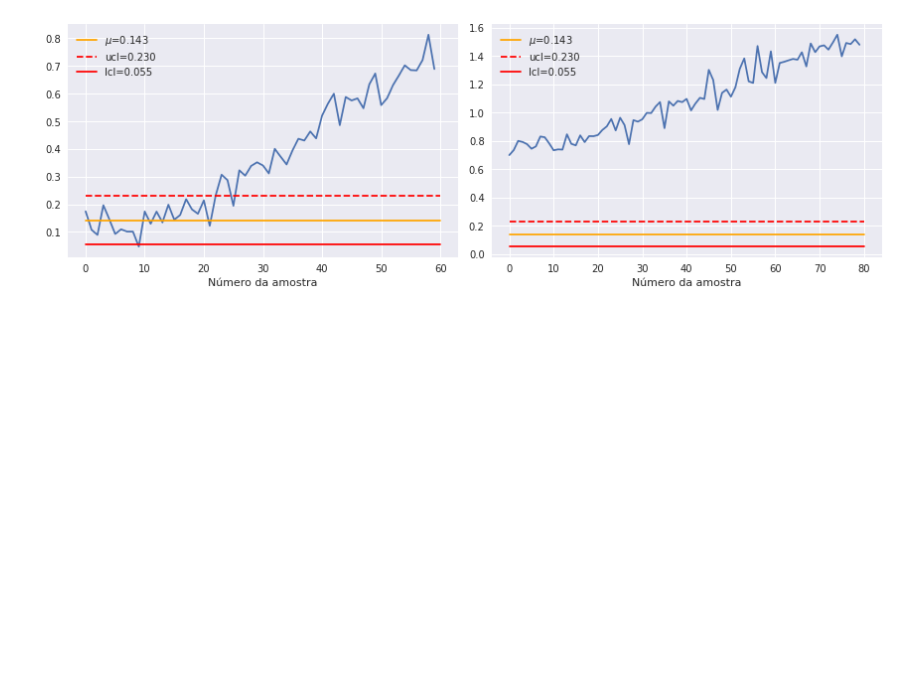
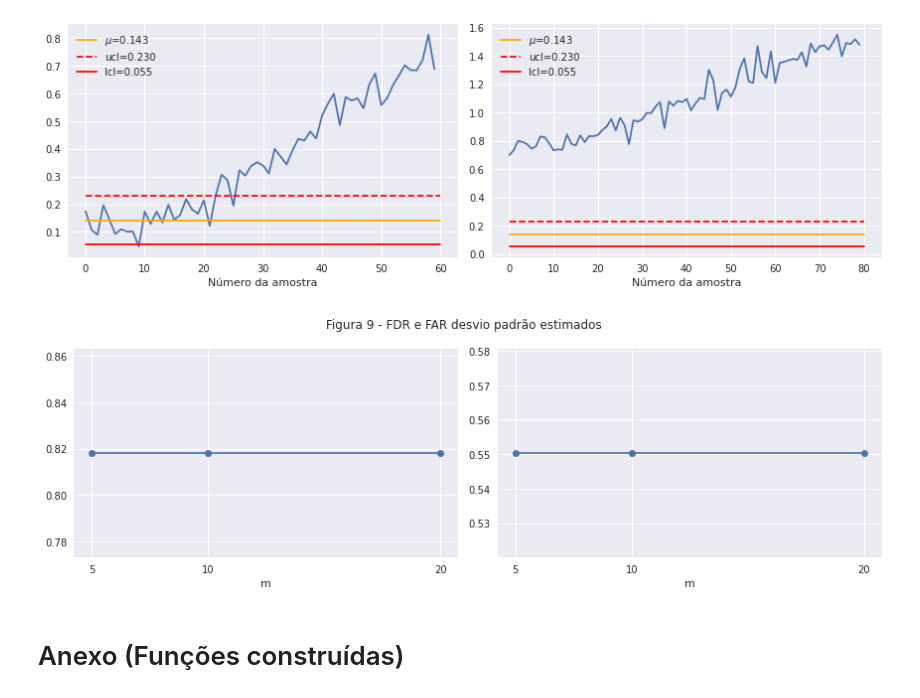
Before and after one commit to ifribeiro/TEI-EstApl, a Jupyter notebook: EPC10.ipynb, the cells around one changed output. Cells and saved outputs as stored; diff of their text form; code cells hidden in the pictures; blank space fills up the shorter version.

```diff
--- a/EPC10.ipynb
+++ b/EPC10.ipynb
@@ -193,7 +200,7 @@ plt.legend();
 # %%
 N = 5
 amostras_xfalha_c, amostras_yfalha_c = get_amostras(X_falha, Y_falha, N)
-medias_falha_c = calc_media_residuos(amostras_xfalha_c, amostras_yfalha_c, b0, b1, N)
+medias_falha_c, _ = calc_media_desvio_residuos(amostras_xfalha_c, amostras_yfalha_c, b0, b1, N)
 # %%
 fig, ax = plt.subplots()
 x = np.arange(len(medias_falha_c))
@@ -297,0 +298,46 @@ plt.legend();
+# %%
+medias_desvios = [np.mean(desvios_normais3[:m]) for m in ms]
+# %%
+def testes_controle_desvio(X, Y, ns=[], sbar=0, c4=0.99, params=[]):
+    b0, b1 = params
+    ultrapassam = []
+    nao_ultrapassam = []
+    for i, n in enumerate(ns):
+        amostras_X, amostras_Y = get_amostras(X, Y, n)
+        ucl2, lcl2 = controle_desvio(sbar, c4)
+        _, desvios_residuos = calc_media_desvio_residuos(amostras_X, amostras_Y, b0, b1, n)
+        # medias_residuos = np.array(medias_residuos)
+        dentro_intervalo = [1 for s in desvios_residuos if (ucl2>s) and (s>lcl2)]
+        soma_dentro = sum(dentro_intervalo)
+        nao_ultrapassam.append(soma_dentro)
+        ultrapassam.append(len(desvios_residuos) - soma_dentro)
+    return ultrapassam, nao_ultrapassam
+# %%
+lista_n = [10]
+lista_ultrapassam_normal = []
+lista_ultrapassam_falha = []
+lista_nultrapassam_normal = []
+lista_nultrapassam_falha = []
+for sbar_i in medias_desvios:
+    u_n, n_u_n = testes_controle_desvio(X_normal, Y_normal, lista_n, sbar=sbar_i, params=[b0, b1])
+    u_f, n_u_f = testes_controle_desvio(X_falha, Y_falha, lista_n, sbar=sbar_i, params=[b0, b1])
+    lista_ultrapassam_normal.append(u_n[0])
+    lista_nultrapassam_normal.append(n_u_n[0])
+    lista_ultrapassam_falha.append(u_f[0])
+    lista_nultrapassam_falha.append(n_u_f[0])
+# %%
+fdrs = [FDR(tp, fp) for tp,fp in zip(lista_ultrapassam_falha, lista_ultrapassam_normal)]
+fars = [FAR(fn,tn) for fn, tn in zip(lista_nultrapassam_falha, lista_nultrapassam_normal)]
+fig, ax = plt.subplots(figsize=(12,4), ncols=2)
+ax[0].plot(ms, fdrs, marker='o')
+ax[1].plot(ms, fars, marker='o')
+ax[0].set_xlabel("m")
+ax[0].set_xticks([5, 10, 20])
+ax[1].set_xlabel("m")
+plt.suptitle("Figura 9 - FDR e FAR desvio padrão estimados")
+plt.xticks(ms)
+plt.tight_layout();
+# %% [output]
+[figure, added]
+# %% [markdown]
+# Anexo (Funções construídas)
```
Also changed, not shown: parts of 14 cells of this notebook.
